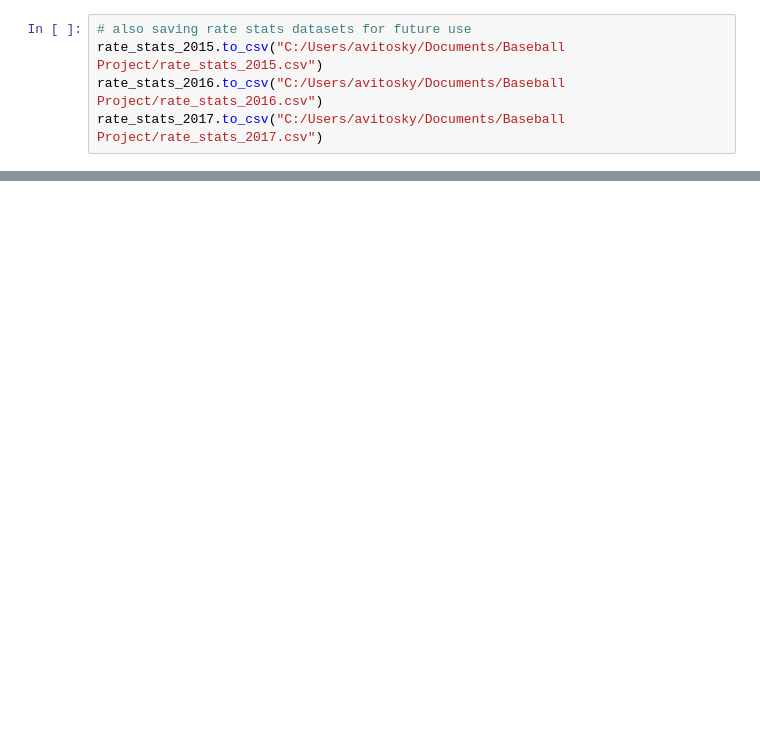
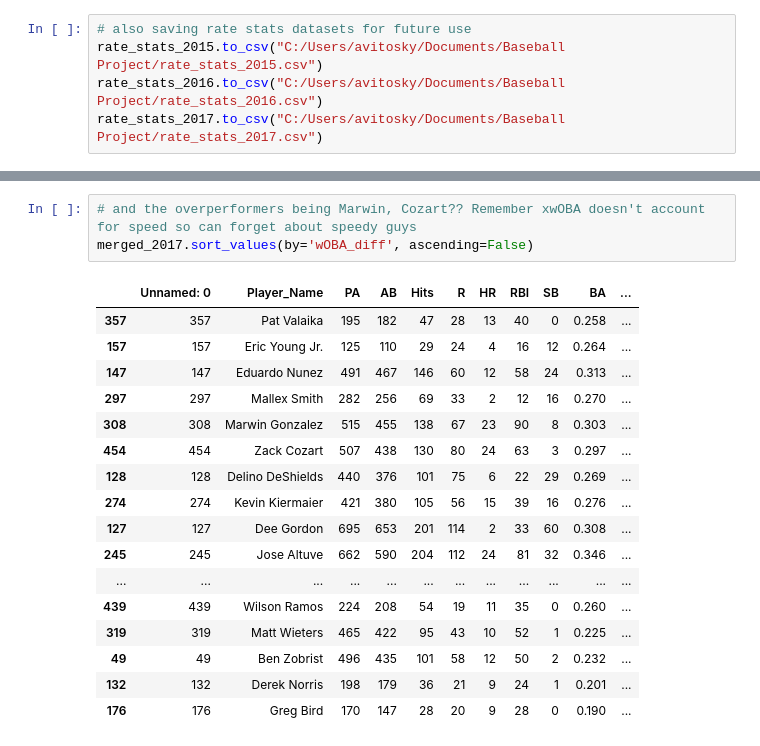
Before and after one commit to ayovito/FantasyBaseballProject, a Jupyter notebook: 2018 Fantasy Baseball Breakout Analysis - xwOBA.ipynb, the cells around one changed output, grey strips where cells are left out. Saved outputs shown, nothing was run; the diff lists cells and outputs as text; blank space fills up the shorter version.

```diff
--- a/2018 Fantasy Baseball Breakout Analysis - xwOBA.ipynb
+++ b/2018 Fantasy Baseball Breakout Analysis - xwOBA.ipynb
@@ -643,0 +745,21 @@ rate_stats_2017.to_csv("C:/Users/avitosky/Documents/Baseball Project/rate_stats_
+# %%
+# and the overperformers being Marwin, Cozart?? Remember xwOBA doesn't account for speed so can forget about speedy guys
+merged_2017.sort_values(by='wOBA_diff', ascending=False)
+# %% [output]
+|  | Unnamed: 0 | Player_Name | PA | AB | Hits | R | HR | RBI | SB | BA | ... |
+| 357 | 357 | Pat Valaika | 195 | 182 | 47 | 28 | 13 | 40 | 0 | 0.258 | ... |
+| 157 | 157 | Eric Young Jr. | 125 | 110 | 29 | 24 | 4 | 16 | 12 | 0.264 | ... |
+| 147 | 147 | Eduardo Nunez | 491 | 467 | 146 | 60 | 12 | 58 | 24 | 0.313 | ... |
+| 297 | 297 | Mallex Smith | 282 | 256 | 69 | 33 | 2 | 12 | 16 | 0.270 | ... |
+| 308 | 308 | Marwin Gonzalez | 515 | 455 | 138 | 67 | 23 | 90 | 8 | 0.303 | ... |
+| 454 | 454 | Zack Cozart | 507 | 438 | 130 | 80 | 24 | 63 | 3 | 0.297 | ... |
+| 128 | 128 | Delino DeShields | 440 | 376 | 101 | 75 | 6 | 22 | 29 | 0.269 | ... |
+| 274 | 274 | Kevin Kiermaier | 421 | 380 | 105 | 56 | 15 | 39 | 16 | 0.276 | ... |
+| 127 | 127 | Dee Gordon | 695 | 653 | 201 | 114 | 2 | 33 | 60 | 0.308 | ... |
+| 245 | 245 | Jose Altuve | 662 | 590 | 204 | 112 | 24 | 81 | 32 | 0.346 | ... |
+| ... | ... | ... | ... | ... | ... | ... | ... | ... | ... | ... | ... |
+| 439 | 439 | Wilson Ramos | 224 | 208 | 54 | 19 | 11 | 35 | 0 | 0.260 | ... |
+| 319 | 319 | Matt Wieters | 465 | 422 | 95 | 43 | 10 | 52 | 1 | 0.225 | ... |
+| 49 | 49 | Ben Zobrist | 496 | 435 | 101 | 58 | 12 | 50 | 2 | 0.232 | ... |
+| 132 | 132 | Derek Norris | 198 | 179 | 36 | 21 | 9 | 24 | 1 | 0.201 | ... |
+| 176 | 176 | Greg Bird | 170 | 147 | 28 | 20 | 9 | 28 | 0 | 0.190 | ... |
```
Also changed, not shown: parts of 12 cells of this notebook, 3 other files.
